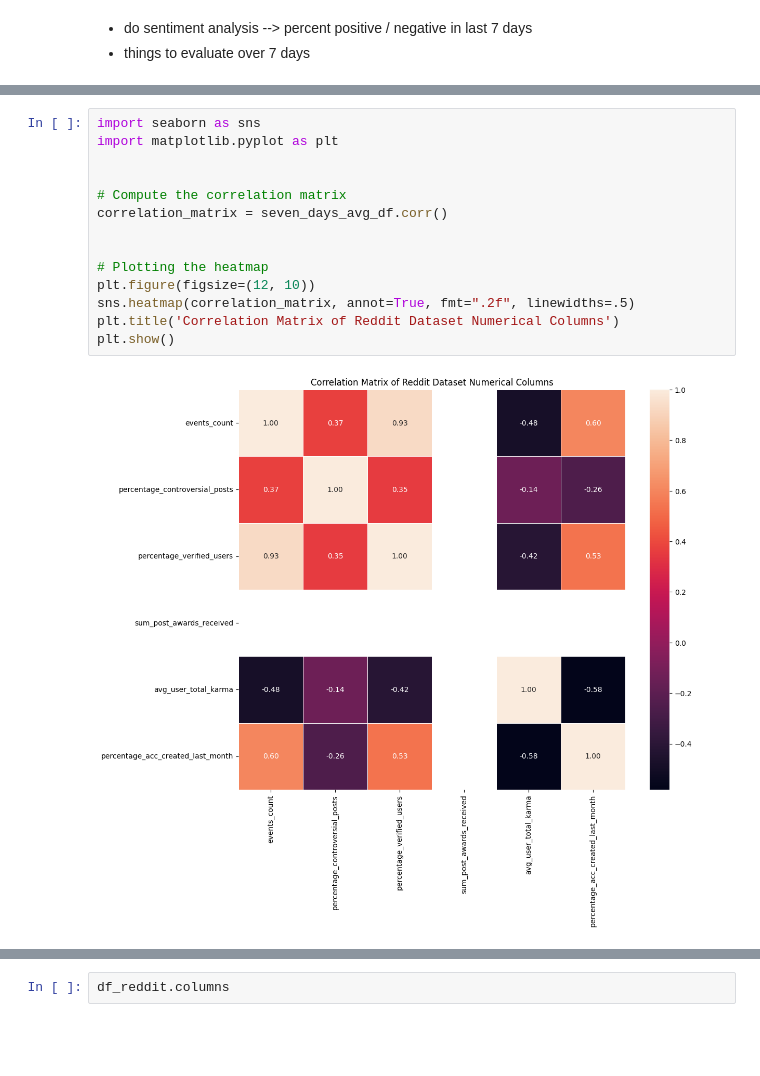
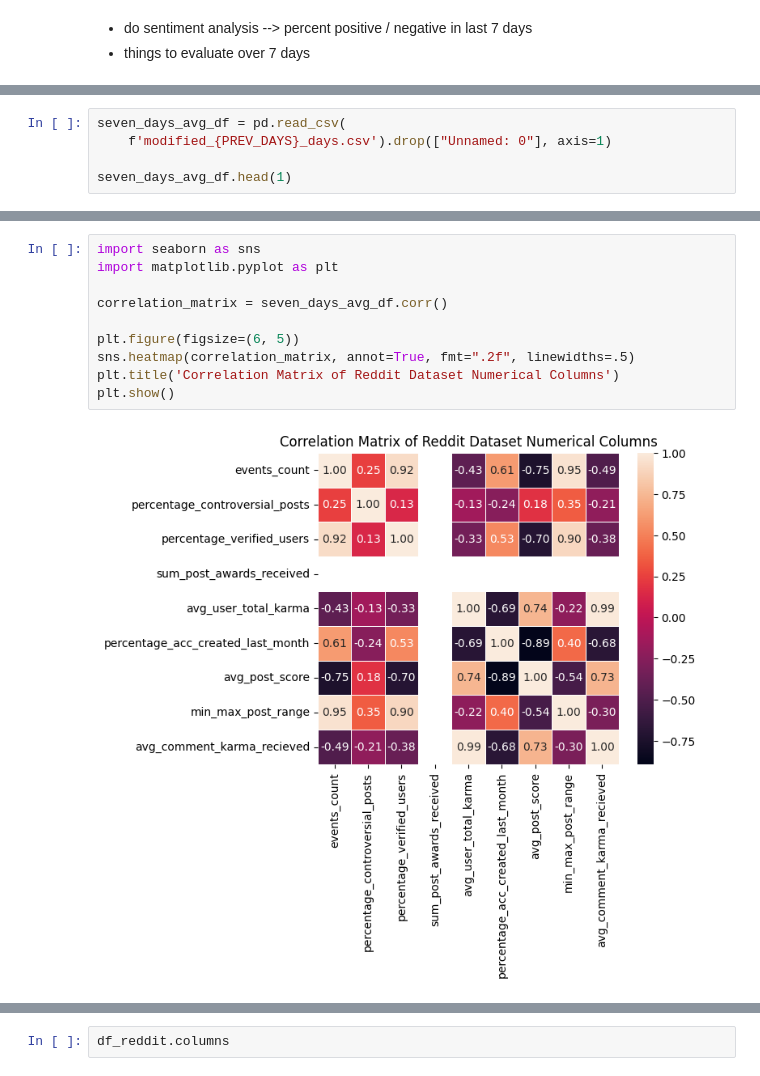
Before and after one commit to kitkatmia/mtfc_2023, a Jupyter notebook: analysis/multi_tree_models.ipynb, the cells around one changed output, grey strips where cells are left out. Cells and saved outputs as stored; diff of their text form; blank space fills up the shorter version.

```diff
--- a/analysis/multi_tree_models.ipynb
+++ b/analysis/multi_tree_models.ipynb
@@ -99,0 +107,5 @@ seven_days_avg_df
+# %%
+seven_days_avg_df = pd.read_csv(
+    f'modified_{PREV_DAYS}_days.csv').drop(["Unnamed: 0"], axis=1)
+
+seven_days_avg_df.head(1)
@@ -100,16 +115,12 @@ seven_days_avg_df
 # %%
 import seaborn as sns
 import matplotlib.pyplot as plt
 
-
-# Compute the correlation matrix
 correlation_matrix = seven_days_avg_df.corr()
 
-
-# Plotting the heatmap
-plt.figure(figsize=(12, 10))
+plt.figure(figsize=(6, 5))
 sns.heatmap(correlation_matrix, annot=True, fmt=".2f", linewidths=.5)
 plt.title('Correlation Matrix of Reddit Dataset Numerical Columns')
 plt.show()
 # %% [output]
-[figure, old version]
+[figure, new version]
```
Also changed, not shown: parts of 9 cells of this notebook, 1 other file.
